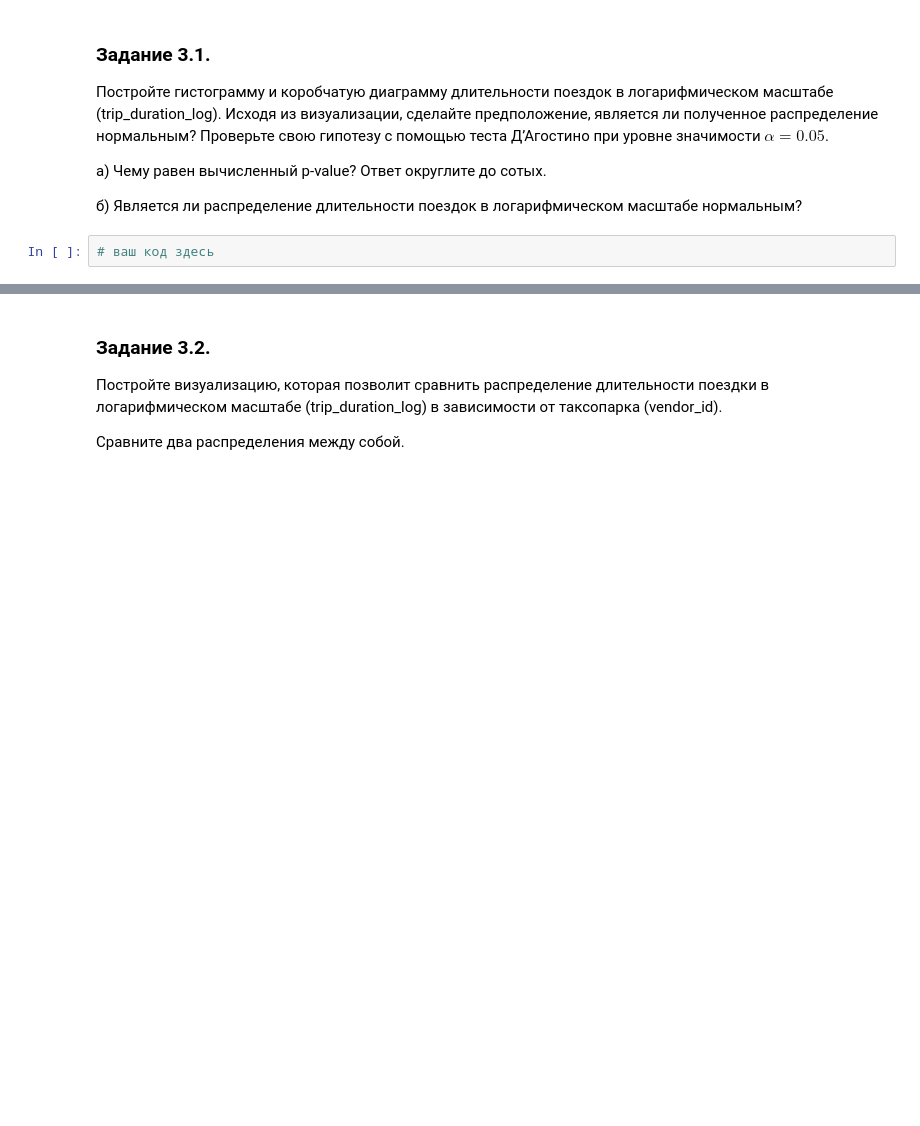
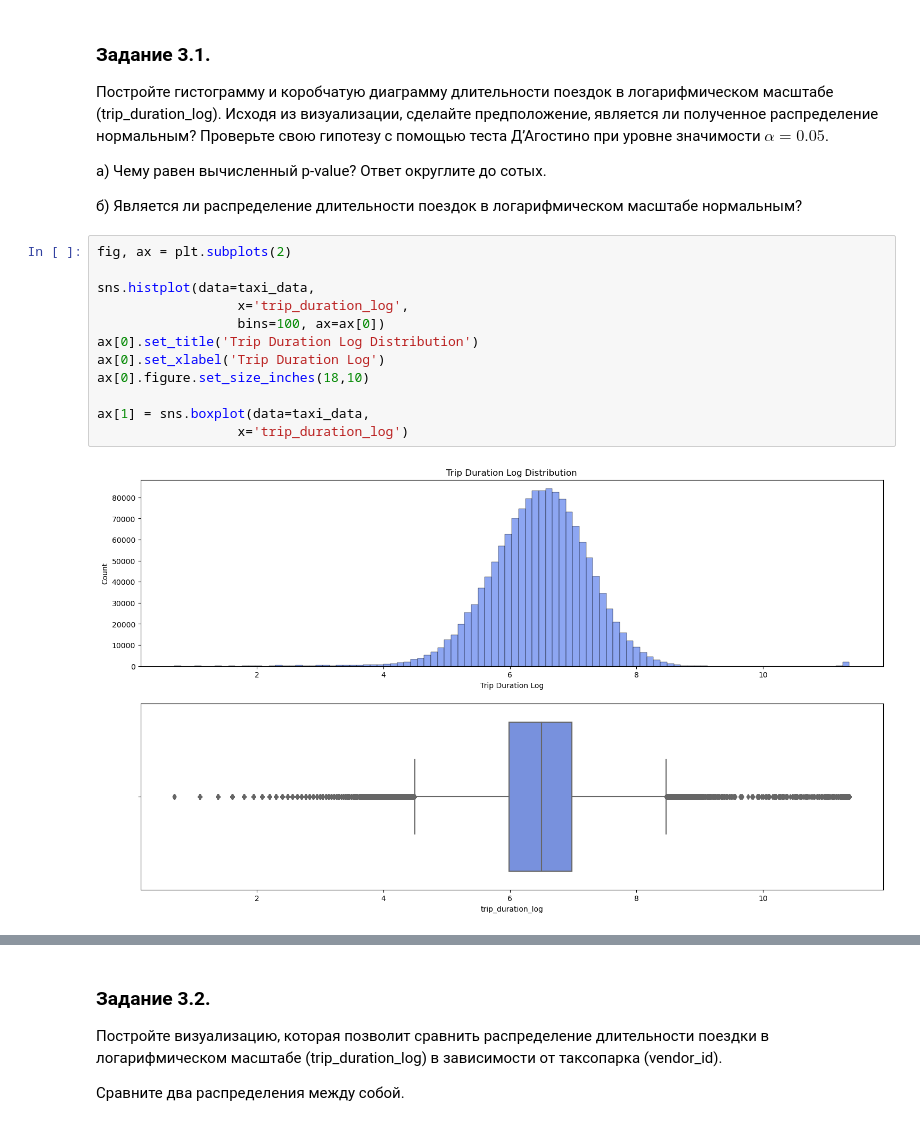
Before and after one commit to AiratFF-DE-DS/Data-Science-Project-5, a Jupyter notebook: Data Science - Project 5.ipynb, the cells around one changed output, grey strips where cells are left out. Cells and saved outputs as stored; diff of their text form; blank space fills up the shorter version.

```diff
--- a/Data Science - Project 5.ipynb
+++ b/Data Science - Project 5.ipynb
@@ -458,5 +458,17 @@ taxi_data['trip_duration_log'] = np.log(taxi_data['trip_duration']+1)
 а) Чему равен вычисленный p-value? Ответ округлите до сотых.
 
 б) Является ли распределение длительности поездок в логарифмическом масштабе нормальным?
-# %%
-# ваш код здесь
+# %%
+fig, ax = plt.subplots(2)
+
+sns.histplot(data=taxi_data,
+                  x='trip_duration_log',
+                  bins=100, ax=ax[0])
+ax[0].set_title('Trip Duration Log Distribution')
+ax[0].set_xlabel('Trip Duration Log')
+ax[0].figure.set_size_inches(18,10)
+
+ax[1] = sns.boxplot(data=taxi_data,
+                  x='trip_duration_log')
+# %% [output]
+[figure, added]
```
Also changed, not shown: parts of 38 cells of this notebook.
